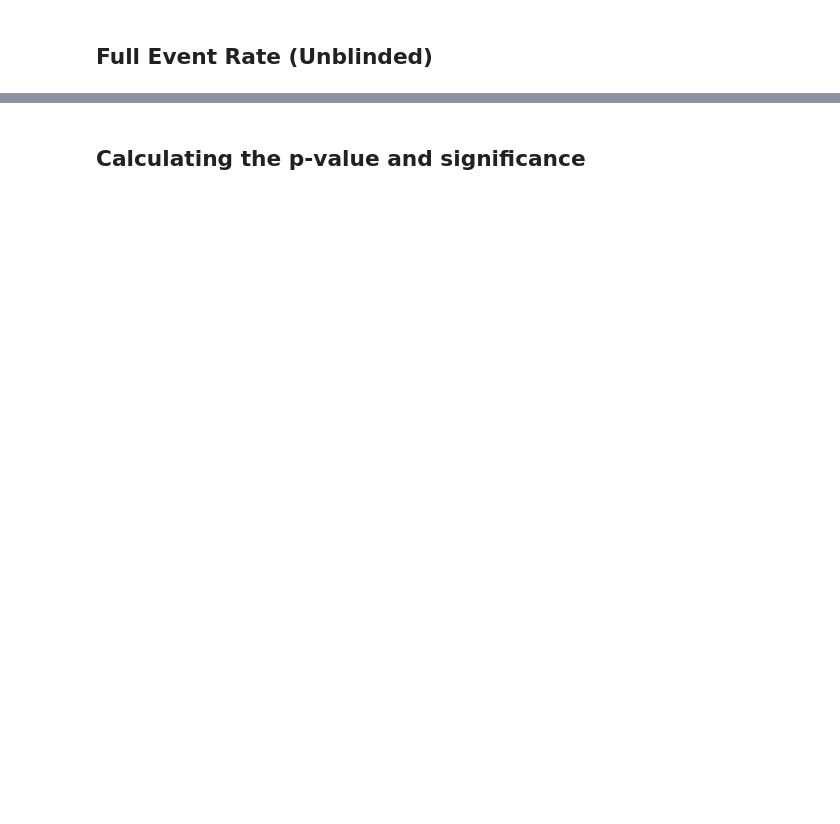
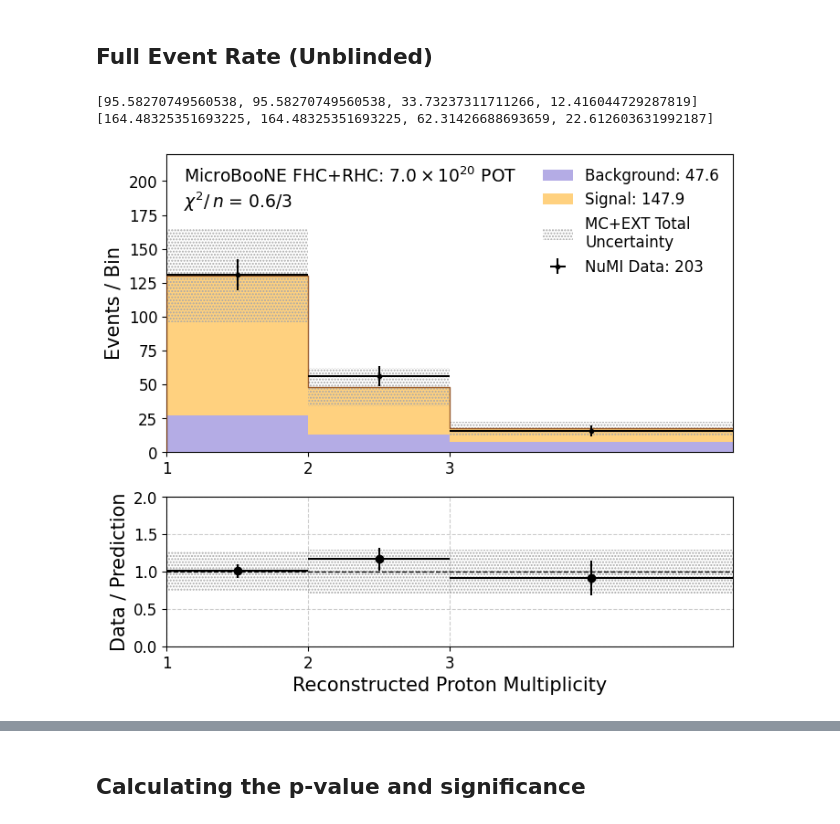
Before and after one commit to abbeybarnard/uB_NuMI_CC_Np, a Jupyter notebook: combined_full.ipynb, the cells around one changed output, grey strips where cells are left out. Saved outputs shown, nothing was run; the diff lists cells and outputs as text; code cells hidden in the pictures; blank space fills up the shorter version.

```diff
--- a/combined_full.ipynb
+++ b/combined_full.ipynb
@@ -1584,35 +1805,44 @@ ax2.fill_between(bins, low_err_ratio, high_err_ratio, step="pre", facecolor=(.25
                      hatch='.....',
                      linewidth=0.0, zorder=1)
 
 ax2.set_xlabel('Reconstructed '+x_label, fontsize=15)
 ax2.set_ylabel("Data / Prediction", fontsize=15)
 
 ax1.legend(fontsize=12, frameon=False, loc='upper right')
-ax1.set_ylabel("Events / Bin Width", fontsize=15)
+if name_of_variable == "Electron Energy Lite" or name_of_variable == "Visible Energy":
+    ax1.set_ylabel("Events / Bin Width [1 / GeV]", fontsize=15)
+elif name_of_variable == "Opening Angle":
+    ax1.set_ylabel("Events / Bin Width", fontsize=15)
+elif name_of_variable == "Proton Multiplicity":
+    ax1.set_ylabel("Events / Bin", fontsize=15)
 ax1.set_ylim(0, 220) # 205
 
 #ax1.set_xlim(1, 5)
 
 #ax1.set_title("FHC+RHC Total Selected Event Rate", fontsize=16)
 
 ax1.text(0.03, 0.82,
          "MicroBooNE FHC+RHC: $7.0\\times10^{20}$ POT\n$\\chi^{2}/\,n$ = "+str(round(chi2, 1))+"/"+str(len(bins)-1),
                  fontsize=13.5, transform=ax1.transAxes, horizontalalignment='left')
 
 #ax1.set_title("FHC+RHC Selected Event Rate", fontsize=16)
 
 #plt.savefig("/uboone/data/users/kmiller/uBNuMI_CCNp/plots/combined/"+xvar+"_bdtcut_data.svg", bbox_inches='tight')#, dpi=1000)
 
 ##plt.savefig("/exp/uboone/app/users/abarnard/paper_plots/event_rates/CombinedEvtRate_"+xvar+".pdf", transparent=False, bbox_inches='tight')
 
 #plt.savefig("/exp/uboone/app/users/abarnard/CombinedEvtRate_"+xvar+".svg", bbox_inches='tight')#, dpi=1000)
 
 #plt.savefig("/Users/abarnard/Desktop/analysis_plots/full_event_rates/CombinedEvtRate_"+xvar+".svg", bbox_inches='tight')#, dpi=1000)
 
-plt.savefig("/Users/abarnard/Downloads/CombinedEvtRate_"+xvar+".svg", bbox_inches='tight')#, dpi=1000)
+plt.savefig("/Users/abarnard/Downloads/CombinedEvtRate_"+xvar+".pdf", bbox_inches='tight')#, dpi=1000)
 
 
 plt.show()
+# %% [output]
+[95.58270749560538, 95.58270749560538, 33.73237311711266, 12.416044729287819]
+[164.48325351693225, 164.48325351693225, 62.31426688693659, 22.612603631992187]
+[figure, added]
 # %%
 # Weighted average of the FHC and RHC selection efficiencies to get the combined
 
```
Also changed, not shown: parts of 71 cells of this notebook, 4 other files.
